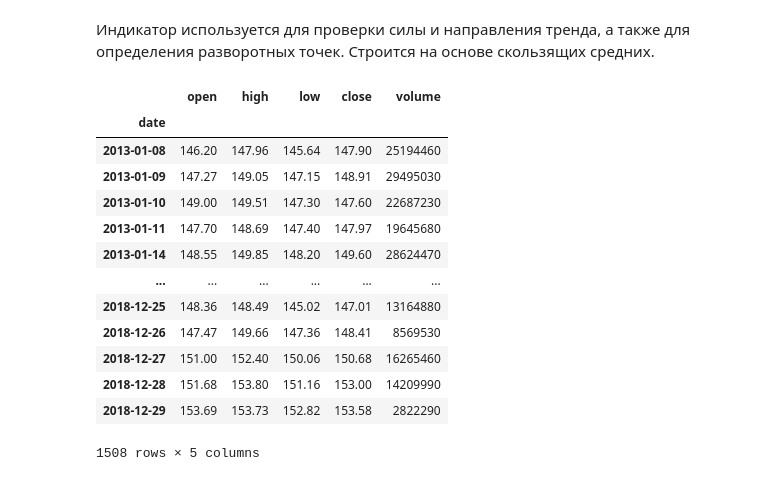
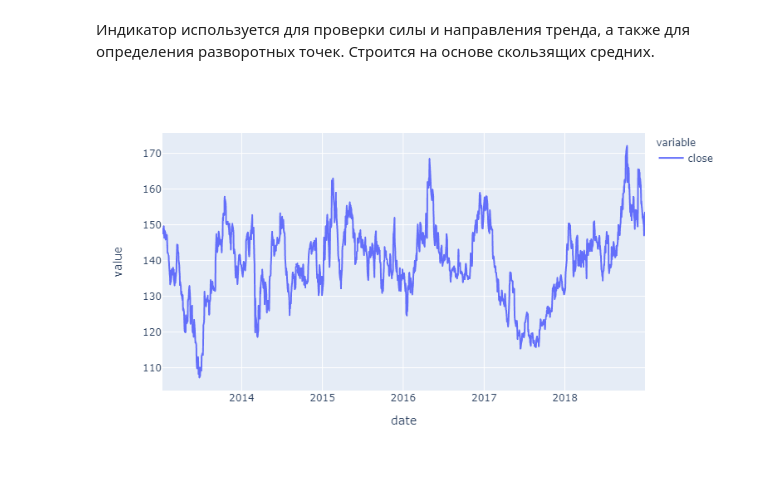
Before and after one commit to kostya-gh/stocks_prediction, a Jupyter notebook: analysis.ipynb, the cells around one changed output. Saved outputs shown, nothing was run; the diff lists cells and outputs as text; code cells hidden in the pictures.

```diff
--- a/analysis.ipynb
+++ b/analysis.ipynb
@@ -22,23 +23,10 @@ pd.options.display.precision = 2
 # %% [markdown]
 Индикатор используется для проверки силы и направления тренда, а также для определения разворотных точек. Строится на основе скользящих средних.
 # %%
-# Газпром, дневной график, с 01.01.2013.
+# Газпром, дневной таймфейм, цены закрытия с 01.01.2013 по 01.01.2019.
 gazp_daily = Data('GAZP', timeframe=Timeframe.DAILY,
                   start_date=date(2013, 1, 1), end_date=date(2019, 1, 1)
-                  ).download()
-gazp_daily
+                  ).download()['close'].to_frame()
+gazp_daily.plot()
 # %% [output]
-|  | open | high | low | close | volume |
-| date |  |  |  |  |  |
-| 2013-01-08 | 146.20 | 147.96 | 145.64 | 147.90 | 25194460 |
-| 2013-01-09 | 147.27 | 149.05 | 147.15 | 148.91 | 29495030 |
-| 2013-01-10 | 149.00 | 149.51 | 147.30 | 147.60 | 22687230 |
-| 2013-01-11 | 147.70 | 148.69 | 147.40 | 147.97 | 19645680 |
-| 2013-01-14 | 148.55 | 149.85 | 148.20 | 149.60 | 28624470 |
-| ... | ... | ... | ... | ... | ... |
-| 2018-12-25 | 148.36 | 148.49 | 145.02 | 147.01 | 13164880 |
-| 2018-12-26 | 147.47 | 149.66 | 147.36 | 148.41 | 8569530 |
-| 2018-12-27 | 151.00 | 152.40 | 150.06 | 150.68 | 16265460 |
-| 2018-12-28 | 151.68 | 153.80 | 151.16 | 153.00 | 14209990 |
-| 2018-12-29 | 153.69 | 153.73 | 152.82 | 153.58 | 2822290 |
-1508 rows × 5 columns
+[figure, added]
```
Also changed, not shown: parts of 14 cells of this notebook.
